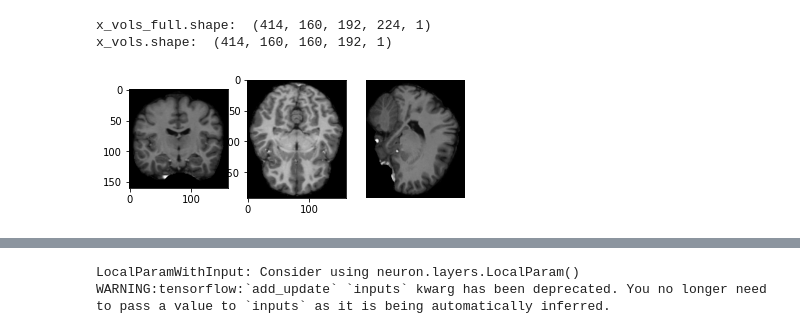
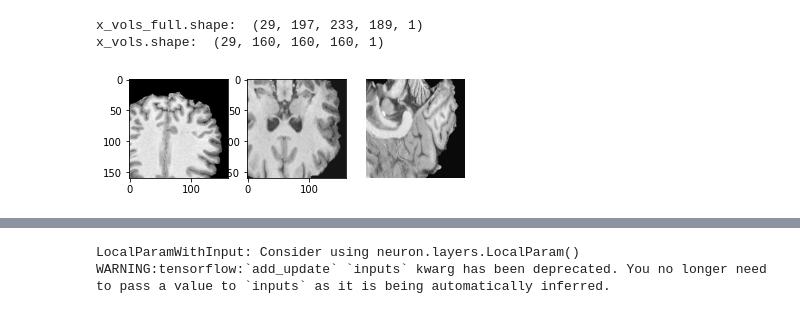
Before and after one commit to stebo85/voxelmorph-test, a Jupyter notebook: brain3D_ourdata.ipynb, the cells around one changed output, grey strips where cells are left out. Cells and saved outputs as stored; diff of their text form; code cells hidden in the pictures.

Commit message:
adjusted to run with our data

```diff
--- a/brain3D_ourdata.ipynb
+++ b/brain3D_ourdata.ipynb
@@ -43,28 +43,26 @@ tqdm_cb = tfa.callbacks.TQDMProgressBar(leave_epoch_progress=False, show_epoch_p
 # %%
 # prepare data
 # !ln -s /mnt/FileSystem-DeepLearning/vnm/qsm28_data/realigned_bias-corrected_skullstripped_rescaled-0-1 ourdata
-files = ['ourdata/' + f for f in os.listdir('oasis-data-3d') if f.endswith('mn_skull_stripped_rescaled_0-1.nii.gz')]
+files = ['ourdata/' + f for f in os.listdir('ourdata') if f.endswith('mn_skull_stripped_rescaled-0-1.nii.gz')]
 vols = [nib.load(f).get_fdata() for f in tqdm(files)]
 # %%
 x_vols_full = np.expand_dims(np.stack(vols, 0), -1)
-# x_vols_full = np.stack(vols, 0)
 print('x_vols_full.shape: ', x_vols_full.shape)
-x_vols = x_vols_full[:,:,5:165,10:202]
+x_vols = x_vols_full[:,0:160,0:160,0:160]
 print('x_vols.shape: ', x_vols.shape)
 vol_shape = x_vols.shape[1:-1]
-# vol_shape = x_vols.shape[1:]
 # %% [output]
-x_vols_full.shape:  (414, 160, 192, 224, 1)
-x_vols.shape:  (414, 160, 160, 192, 1)
+x_vols_full.shape:  (29, 197, 233, 189, 1)
+x_vols.shape:  (29, 160, 160, 160, 1)
 # %%
 # visualize input data
 plt.subplot(1, 3, 1)
-plt.imshow(np.rot90(x_vols[7,:,:,100], -1), cmap='gray')
+plt.imshow(np.rot90(x_vols[2,:,:,100], -1), cmap='gray')
 plt.subplot(1, 3, 2)
-plt.imshow(np.rot90(x_vols[7,:,100,:], -1), cmap='gray')
+plt.imshow(np.rot90(x_vols[2,:,100,:], -1), cmap='gray')
 plt.subplot(1, 3, 3)
-plt.imshow(np.rot90(x_vols[7,100,:,:], -1), cmap='gray')
+plt.imshow(np.rot90(x_vols[2,100,:,:], -1), cmap='gray')
 plt.axis('off');
 # %% [output]
-[figure, old version]
+[figure, new version]
 # %%
```
Also changed, not shown: parts of 5 cells of this notebook, 1 other file.
